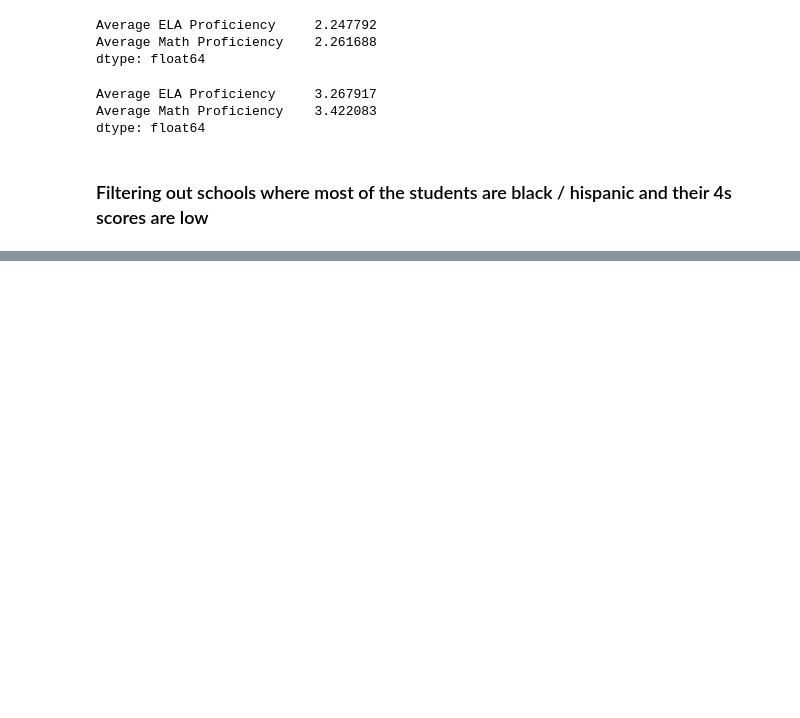
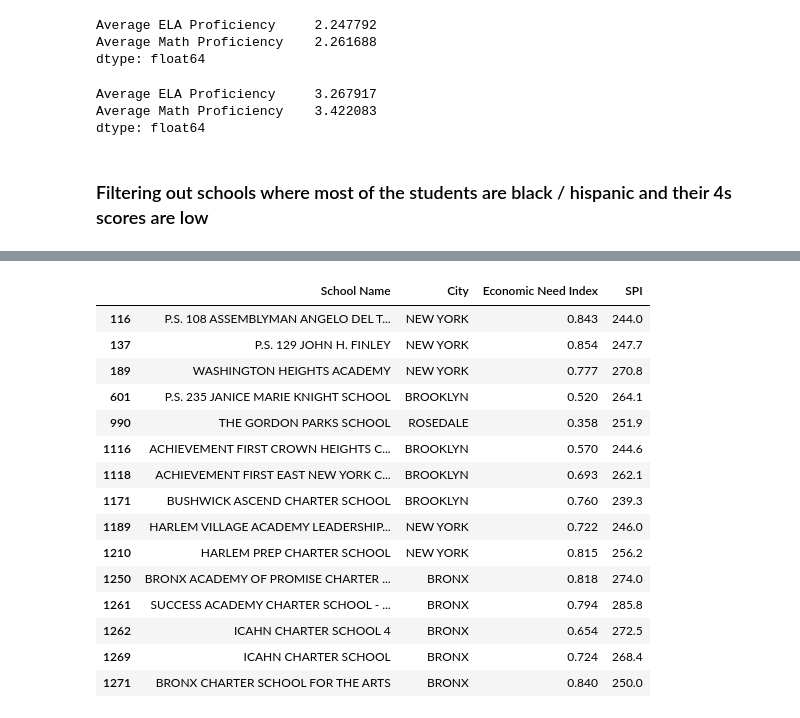
Before and after one commit to infocusp/passnyc_data_science_for_good, a Jupyter notebook: code/sandbox/falak/ds_for_good.ipynb, the cells around one changed output, grey strips where cells are left out. Cells and saved outputs as stored; diff of their text form; code cells hidden in the pictures; blank space fills up the shorter version.

```diff
--- a/code/sandbox/falak/ds_for_good.ipynb
+++ b/code/sandbox/falak/ds_for_good.ipynb
@@ -336,2 +289,0 @@ See the caveats in the documentation: http://pandas.pydata.org/pandas-docs/stabl
-# %%
-df_schools_with_black_high_4s_low = find_schools_with_black_high_4s_low(df_schools, grade=7)
@@ -360,2 +289,0 @@ Name: 4s ratio black / hispanic, dtype: float64
-# %%
-df_schools_with_black_high_4s_low = find_schools_with_black_high_4s_low(df_schools, grade=8)
@@ -383,0 +290,8 @@ Name: 4s ratio black / hispanic, dtype: float64
+# %%
+schools_with_black_high_4s_low = []
+# %%
+for grade in xrange(5,9):
+    df_schools_with_black_high_4s_low = find_schools_with_black_high_4s_low(df_schools, grade=grade)
+    schools_with_black_high_4s_low.extend(np.unique(df_schools_with_black_high_4s_low['School Name']))
+
+schools_with_black_high_4s_low = list(set(schools_with_black_high_4s_low))
@@ -383,0 +341,20 @@ Name: 4s ratio black / hispanic, dtype: float64
+# %%
+df_filtered_schools = df_schools[df_schools['School Name'].isin(schools_with_black_high_4s_low)]
+df_filtered_schools[['School Name', 'City', 'Economic Need Index', 'SPI']]
+# %% [output]
+|  | School Name | City | Economic Need Index | SPI |
+| 116 | P.S. 108 ASSEMBLYMAN ANGELO DEL T... | NEW YORK | 0.843 | 244.0 |
+| 137 | P.S. 129 JOHN H. FINLEY | NEW YORK | 0.854 | 247.7 |
+| 189 | WASHINGTON HEIGHTS ACADEMY | NEW YORK | 0.777 | 270.8 |
+| 601 | P.S. 235 JANICE MARIE KNIGHT SCHOOL | BROOKLYN | 0.520 | 264.1 |
+| 990 | THE GORDON PARKS SCHOOL | ROSEDALE | 0.358 | 251.9 |
+| 1116 | ACHIEVEMENT FIRST CROWN HEIGHTS C... | BROOKLYN | 0.570 | 244.6 |
+| 1118 | ACHIEVEMENT FIRST EAST NEW YORK C... | BROOKLYN | 0.693 | 262.1 |
+| 1171 | BUSHWICK ASCEND CHARTER SCHOOL | BROOKLYN | 0.760 | 239.3 |
+| 1189 | HARLEM VILLAGE ACADEMY LEADERSHIP... | NEW YORK | 0.722 | 246.0 |
+| 1210 | HARLEM PREP CHARTER SCHOOL | NEW YORK | 0.815 | 256.2 |
+| 1250 | BRONX ACADEMY OF PROMISE CHARTER ... | BRONX | 0.818 | 274.0 |
+| 1261 | SUCCESS ACADEMY CHARTER SCHOOL - ... | BRONX | 0.794 | 285.8 |
+| 1262 | ICAHN CHARTER SCHOOL 4 | BRONX | 0.654 | 272.5 |
+| 1269 | ICAHN CHARTER SCHOOL | BRONX | 0.724 | 268.4 |
+| 1271 | BRONX CHARTER SCHOOL FOR THE ARTS | BRONX | 0.840 | 250.0 |
```
Also changed, not shown: parts of 9 cells of this notebook.
